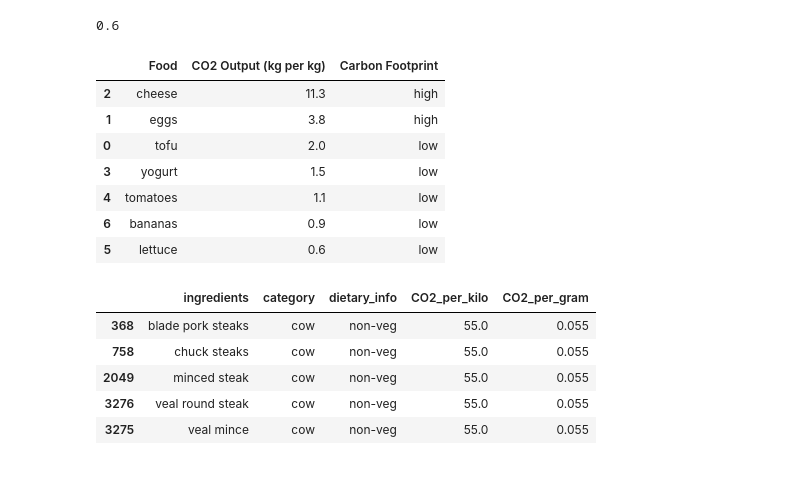
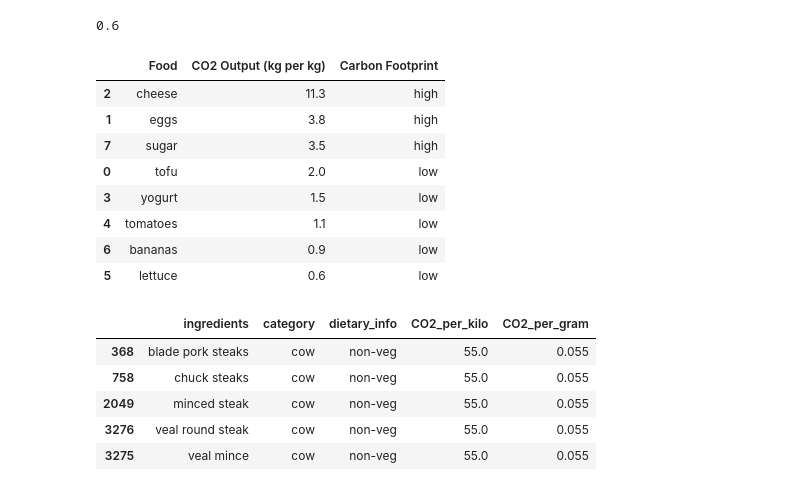
Before and after one commit to hpayettepeterson/foodprint, a Jupyter notebook: CO2_calculator.ipynb, the cells around one changed output. Saved outputs shown, nothing was run; the diff lists cells and outputs as text; code cells hidden in the pictures.

```diff
--- a/CO2_calculator.ipynb
+++ b/CO2_calculator.ipynb
@@ -793,32 +824,33 @@ co2_df.loc[co2_df['ingredients'] == 'lettuce']['CO2_per_kilo'].values[0]
 # %%
 co2_scores_lst = []
 # %%
-nonmeats_lst = ['tofu', 'eggs', 'cheese', 'yogurt', 'tomatoes', 'lettuce', 'bananas']
+nonmeats_lst = ['tofu', 'eggs', 'cheese', 'yogurt', 'tomatoes', 'lettuce', 'bananas', 'sugar']
 
 carbon_output_foods = []
 scores_lst = []
 for food in nonmeats_lst:
   carbon_output = co2_df.loc[co2_df['ingredients'] == food]['CO2_per_kilo'].values[0]
   carbon_output_foods.append(carbon_output)
   #scores_lst.append('High')
   if carbon_output <= 2:
     scores_lst.append('low')
   elif carbon_output <= 3:
     scores_lst.append('moderate')
   else:
     scores_lst.append('high')
 
 nonmeats_df = pd.DataFrame(
     {'Food': nonmeats_lst,
      'CO2 Output (kg per kg)': carbon_output_foods,
      'Carbon Footprint': scores_lst
     })
 nonmeats_df.sort_values('CO2 Output (kg per kg)', ascending=False, inplace=True)
 nonmeats_df
 # %% [output]
 |  | Food | CO2 Output (kg per kg) | Carbon Footprint |
 | 2 | cheese | 11.3 | high |
 | 1 | eggs | 3.8 | high |
+| 7 | sugar | 3.5 | high |
 | 0 | tofu | 2.0 | low |
 | 3 | yogurt | 1.5 | low |
 | 4 | tomatoes | 1.1 | low |
```
Also changed, not shown: parts of 8 cells of this notebook.
